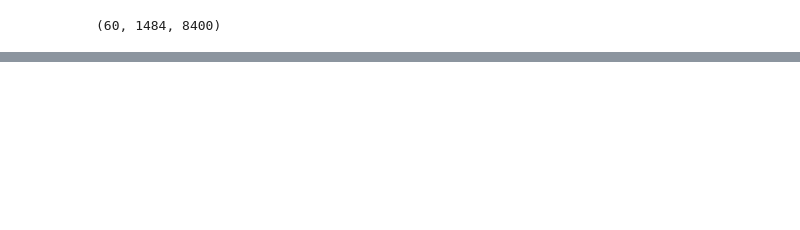
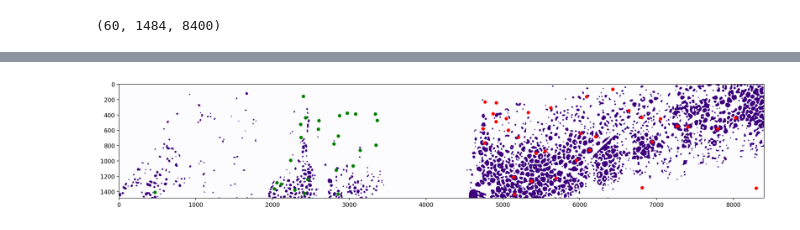
Before and after one commit to DarioMoed/RESTORE, a Jupyter notebook: 3D_Segmentation.ipynb, the cells around one changed output, grey strips where cells are left out. Saved outputs shown, nothing was run; the diff lists cells and outputs as text; code cells hidden in the pictures; blank space fills up the shorter version.

```diff
--- a/3D_Segmentation.ipynb
+++ b/3D_Segmentation.ipynb
@@ -89,0 +98,15 @@ for props in regions_r:
+# %%
+#### Formating Data
+
+plot("")
+
+Dict_l = {"X_Centroid": x_c_l, "Y_Centroid": y_c_l, "Z_Centroid" : z_c_l, "Area": areas_l}
+          #, "Moments" : moments_l}
+df_l = pd.DataFrame(Dict_l)
+
+Dict_r = {"X_Centroid": x_c_r, "Y_Centroid": y_c_r, "Z_Centroid" : z_c_r, "Area": areas_r}
+        #, "Moments" : moments_r}
+df_r = pd.DataFrame(Dict_r)
+
+df = pd.concat([df_l, df_r], keys = ['Left', 'Right'])
+df
@@ -89,0 +127,25 @@ for props in regions_r:
+# %%
+#### Clearing Data
+
+# Locating large regions
+
+large_x_c_r = df[df['Area'] > 6*1e4]["X_Centroid"].loc[["Right"]]
+large_y_c_r = df[df['Area'] > 6*1e4]["Y_Centroid"].loc[["Right"]]
+
+large_x_c_l = df[df['Area'] > 6*1e4]["X_Centroid"].loc[["Left"]]
+large_y_c_l = df[df['Area'] > 6*1e4]["Y_Centroid"].loc[["Left"]]
+
+# Ploting them
+
+fig, ax = plt.subplots()
+fig.set(figheight = 10)
+fig.set(figwidth = 20)
+fig.set(dpi = 200)
+ax.imshow(seg[20,:,:], cmap = "Purples")
+
+plt.plot(large_x_c_r, large_y_c_r, '.r', markersize = 10)
+plt.plot(large_x_c_l, large_y_c_l, '.g', markersize = 10)
+
+plt.show()
+# %% [output]
+[figure, added]
```
Also changed, not shown: parts of 11 cells of this notebook, 1 other file.
